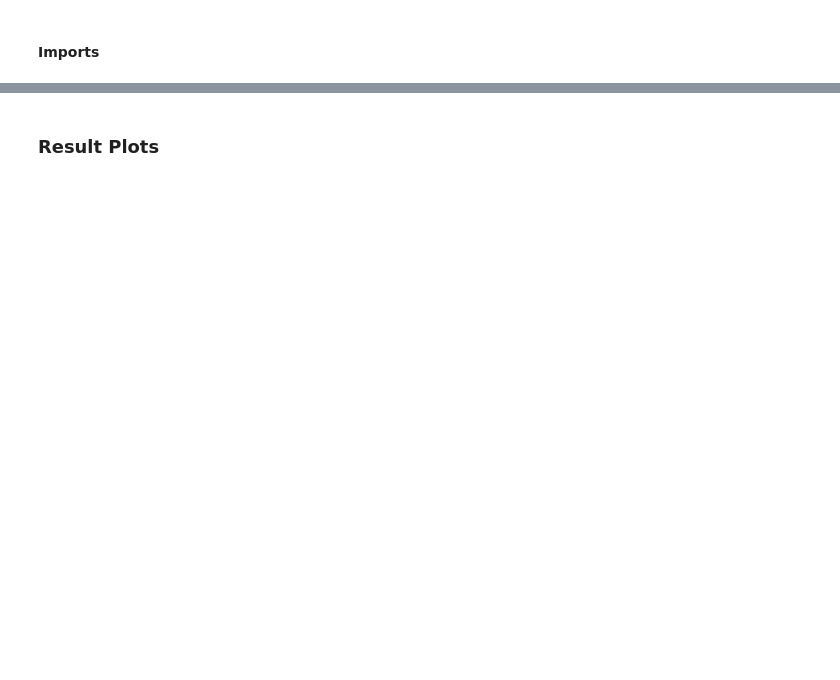
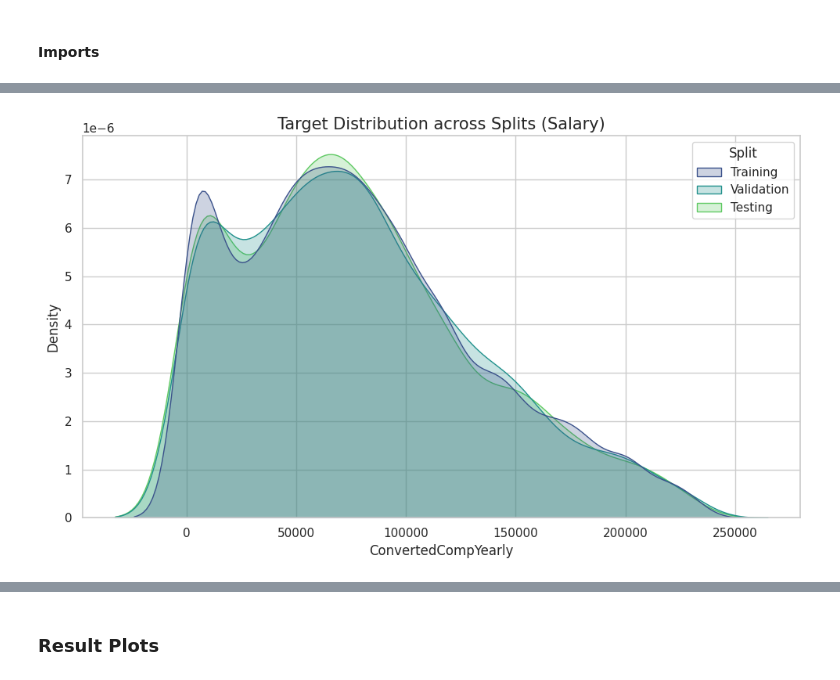
Before and after one commit to jonnyCap/BI---Data-Analytics, a Jupyter notebook: data-analytics-notebook.ipynb, the cells around one changed output, grey strips where cells are left out. Cells and saved outputs as stored; diff of their text form; code cells hidden in the pictures; blank space fills up the shorter version.

Commit message:
Created Plots for Training distribution

```diff
--- a/data-analytics-notebook.ipynb
+++ b/data-analytics-notebook.ipynb
@@ -3267,0 +3574,81 @@ best_alpha = train_and_finetune_model(training_set, validation_set)
+# %%
+import matplotlib.pyplot as plt
+import seaborn as sns
+import pandas as pd
+import os
+
+# Create directory
+save_dir_splits = "plots/modeling/splits"
+os.makedirs(save_dir_splits, exist_ok=True)
+
+X_train, y_train = training_set
+X_val, y_val     = validation_set
+X_test, y_test   = test_set
+# 1. Prepare a combined DataFrame for easier plotting with Seaborn
+# We create a temporary dataframe just for visualization
+df_train = pd.DataFrame({'Salary': y_train, 'WorkExp': X_train['WorkExp'], 'Split': 'Training'})
+df_val   = pd.DataFrame({'Salary': y_val,   'WorkExp': X_val['WorkExp'],   'Split': 'Validation'})
+df_test  = pd.DataFrame({'Salary': y_test,  'WorkExp': X_test['WorkExp'],  'Split': 'Testing'})
+
+df_splits = pd.concat([df_train, df_val, df_test], ignore_index=True)
+
+# --- Plot A: Target Distribution (KDE Overlay) ---
+plt.figure(figsize=(10, 6))
+sns.kdeplot(data=df_splits, x='Salary', hue='Split', fill=True, common_norm=False, palette='viridis')
+plt.title("Target Distribution across Splits (Salary)", fontsize=15)
+plt.xlabel("ConvertedCompYearly")
+plt.tight_layout()
+plt.savefig(os.path.join(save_dir_splits, "split_target_distribution.png"))
+plt.show()
+
+# --- Plot B: Target Boxplot (Statistical Consistency) ---
+plt.figure(figsize=(10, 6))
+sns.boxplot(data=df_splits, x='Salary', y='Split', palette='viridis')
+plt.title("Salary Ranges per Split (Consistency Check)", fontsize=15)
+plt.xlabel("ConvertedCompYearly")
+plt.tight_layout()
+plt.savefig(os.path.join(save_dir_splits, "split_target_boxplot.png"))
+plt.show()
+
+# --- Plot C: Feature Distribution (Work Experience) ---
+# It's crucial to check if experience (a key driver) is balanced
+plt.figure(figsize=(10, 6))
+sns.histplot(data=df_splits, x='WorkExp', hue='Split', element="step", stat="density", common_norm=False, palette='viridis')
+plt.title("Work Experience Distribution across Splits", fontsize=15)
+plt.xlabel("Years of Work Experience")
+plt.tight_layout()
+plt.savefig(os.path.join(save_dir_splits, "split_feature_workexp.png"))
+plt.show()
+
+print(f"Split insight plots saved to {save_dir_splits}/")
+
+# Register the Split Plots
+split_plots_to_log = [
+    ("split_target_distribution.png", "Target Distribution (Splits)"),
+    ("split_target_boxplot.png", "Salary Ranges (Splits)"),
+    ("split_feature_workexp.png", "Feature Dist: WorkExp (Splits)")
+]
+
+split_plot_triples = []
+
+for filename, label in split_plots_to_log:
+    file_id = f":plot_{filename.replace('.', '_')}"
+
+    triples = [
+        f'{file_id} rdf:type cr:FileObject .',
+        f'{file_id} sc:name "{filename}" .',
+        f'{file_id} rdfs:label "{label}" .',
+        f'{file_id} sc:encodingFormat "image/png" .',
+
+        # Link this to the 'define_data_split' activity
+        f'{file_id} prov:wasGeneratedBy :define_data_split .',
+
+        # Optional: Say it describes the training set (or others)
+        f'{file_id} sc:about :training_set .'
+    ]
+    split_plot_triples.extend(triples)
+
+engine.insert(split_plot_triples, prefixes=prefixes)
+print("Split insight plots registered.")
+# %% [output]
+[figure, added]
```
Also changed, not shown: parts of 46 cells of this notebook, 4 other files.
